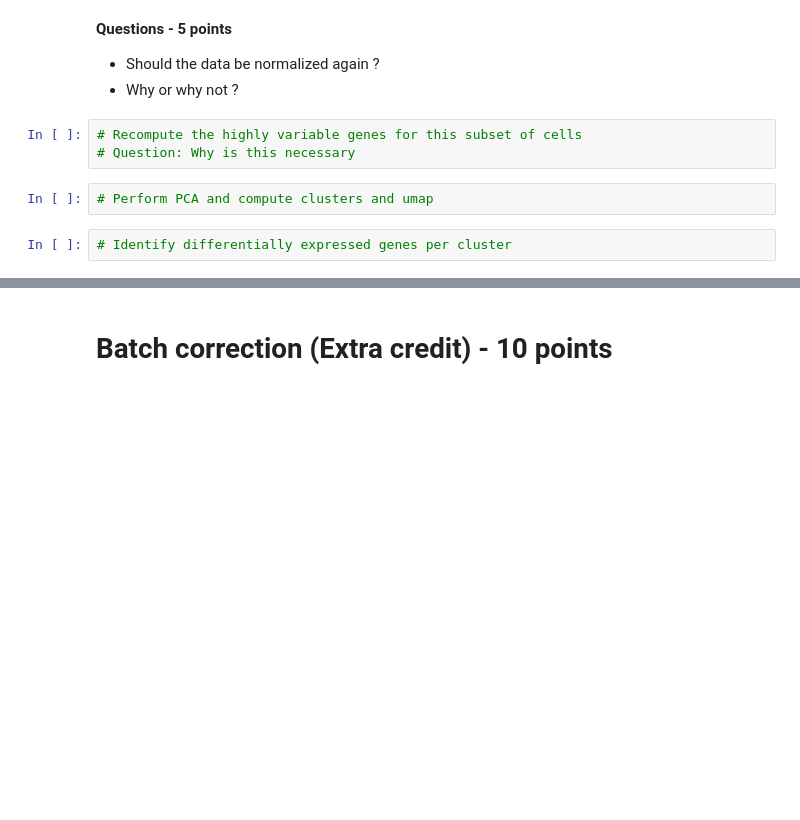
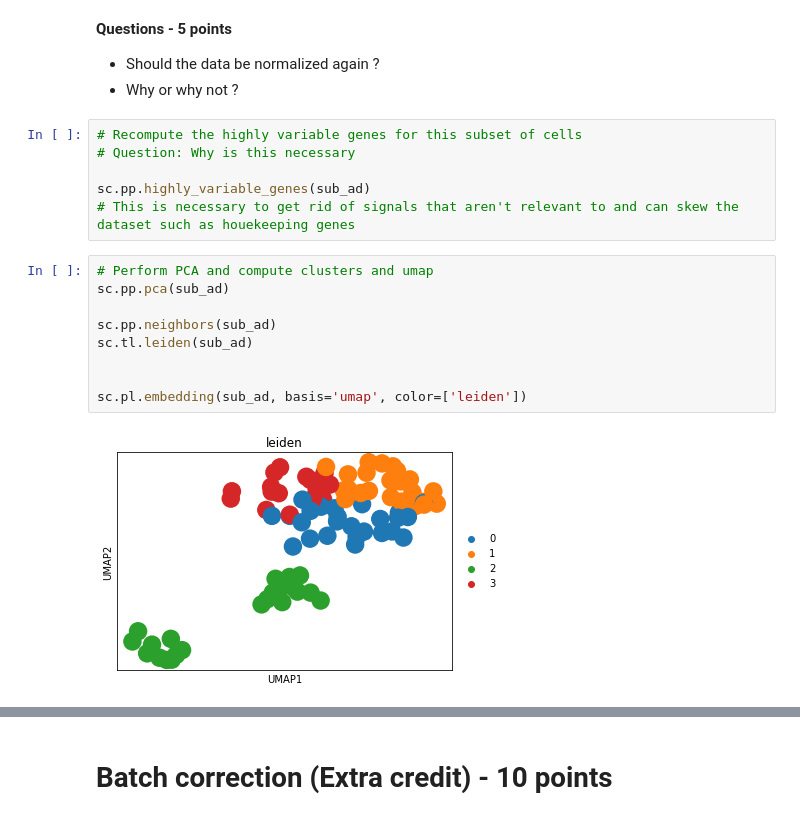
Before and after one commit to kristenabe/tfcb_2024-copy, a Jupyter notebook: homeworks/homework08/Abe_Homework8.ipynb, the cells around one changed output, grey strips where cells are left out. Drawn from its saved outputs; the diff is of its cells as text; blank space fills up the shorter version.

```diff
--- a/homeworks/homework08/Abe_Homework8.ipynb
+++ b/homeworks/homework08/Abe_Homework8.ipynb
@@ -266,7 +277,17 @@ View of AnnData object with n_obs × n_vars = 0 × 20187
 # %%
 # Recompute the highly variable genes for this subset of cells
 # Question: Why is this necessary
+
+sc.pp.highly_variable_genes(sub_ad)
+# This is necessary to get rid of signals that aren't relevant to and can skew the dataset such as houekeeping genes
-# %%
-# Perform PCA and compute clusters and umap
-# %%
-# Identify differentially expressed genes per cluster
+# %%
+# Perform PCA and compute clusters and umap
+sc.pp.pca(sub_ad)
+
+sc.pp.neighbors(sub_ad)
+sc.tl.leiden(sub_ad)
+
+
+sc.pl.embedding(sub_ad, basis='umap', color=['leiden'])
+# %% [output]
+[figure, added]
```
Also changed, not shown: parts of 16 cells of this notebook.
